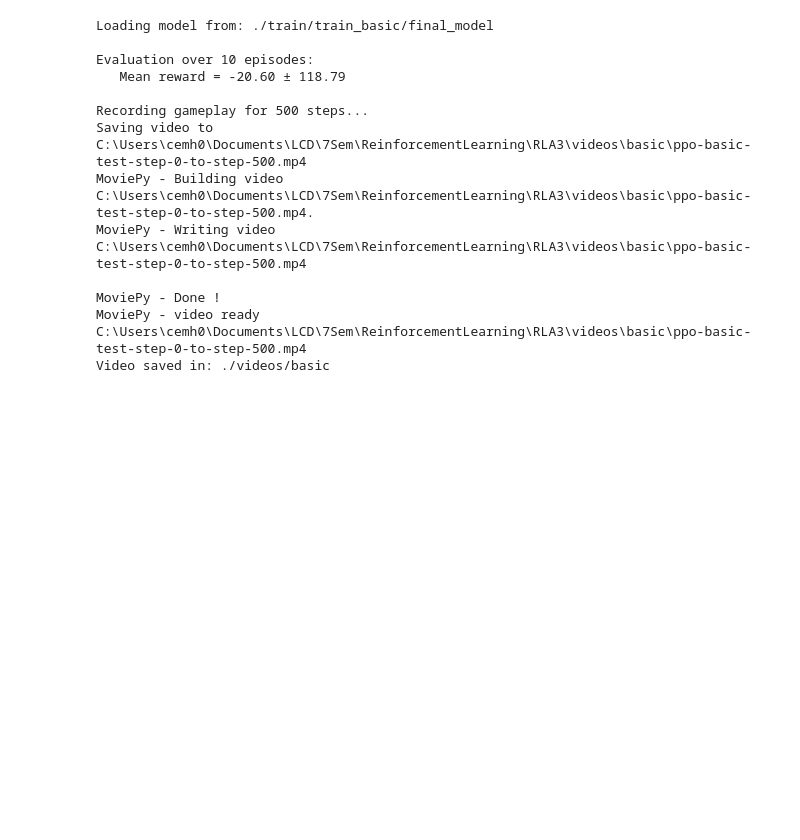
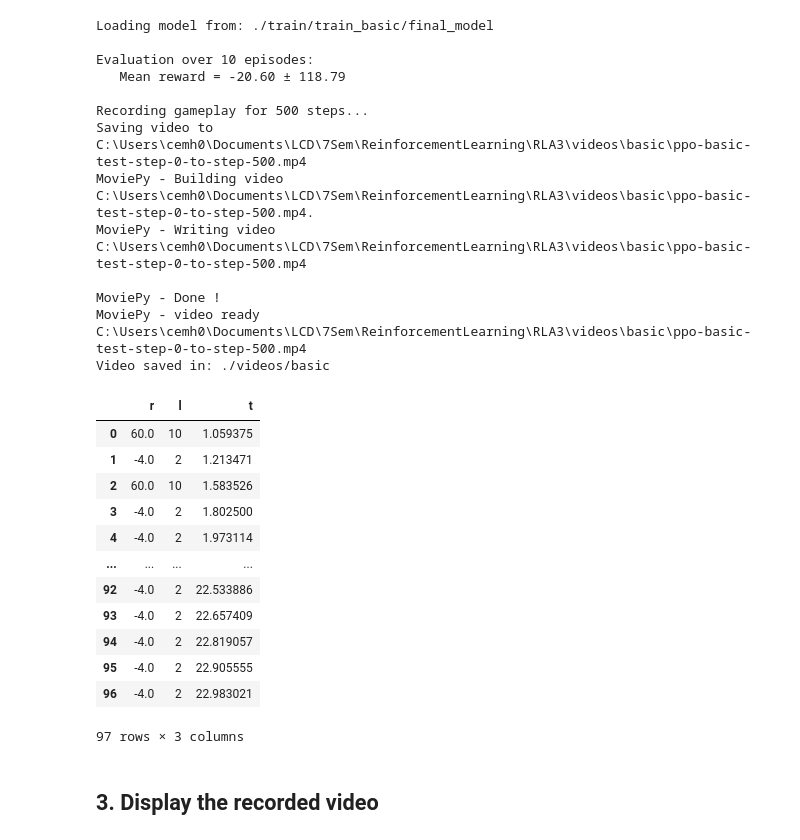
Before and after one commit to emilianodesu/RLA3, a Jupyter notebook: VizDoom-Basic-Demo.ipynb, the cells around one changed output. Drawn from its saved outputs; the diff is of its cells as text; code cells hidden in the pictures; blank space fills up the shorter version.

Commit message:
Basic and DTC demo complete

```diff
--- a/VizDoom-Basic-Demo.ipynb
+++ b/VizDoom-Basic-Demo.ipynb
@@ -99,3 +110,24 @@ MoviePy - Writing video C:\Users\cemh0\Documents\LCD\7Sem\ReinforcementLearning\
 MoviePy - Done !
 MoviePy - video ready C:\Users\cemh0\Documents\LCD\7Sem\ReinforcementLearning\RLA3\videos\basic\ppo-basic-test-step-0-to-step-500.mp4
 Video saved in: ./videos/basic
+# %%
+import pandas as pd
+
+eval_logs = pd.read_csv('./logs/eval_basic/basic_eval.csv', skiprows=1)
+eval_logs
+# %% [output]
+|  | r | l | t |
+| 0 | 60.0 | 10 | 1.059375 |
+| 1 | -4.0 | 2 | 1.213471 |
+| 2 | 60.0 | 10 | 1.583526 |
+| 3 | -4.0 | 2 | 1.802500 |
+| 4 | -4.0 | 2 | 1.973114 |
+| ... | ... | ... | ... |
+| 92 | -4.0 | 2 | 22.533886 |
+| 93 | -4.0 | 2 | 22.657409 |
+| 94 | -4.0 | 2 | 22.819057 |
+| 95 | -4.0 | 2 | 22.905555 |
+| 96 | -4.0 | 2 | 22.983021 |
+97 rows × 3 columns
+# %% [markdown]
+## 3. Display the recorded video
```
Also changed, not shown: parts of 10 cells of this notebook, 14 other files.
